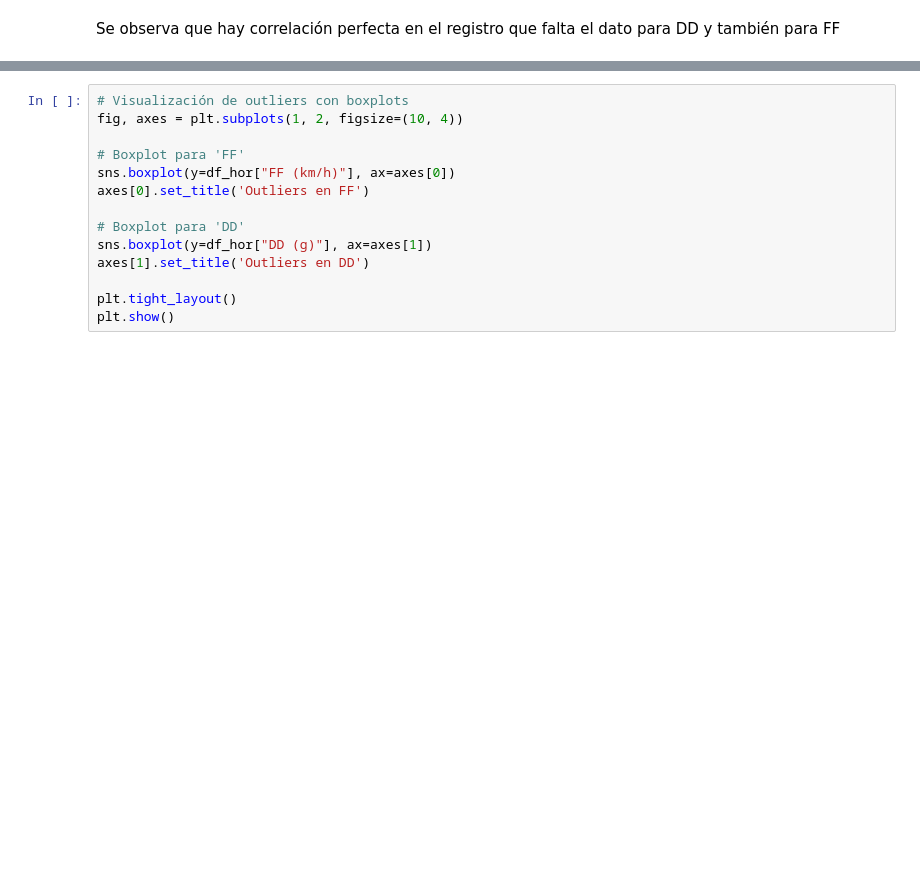
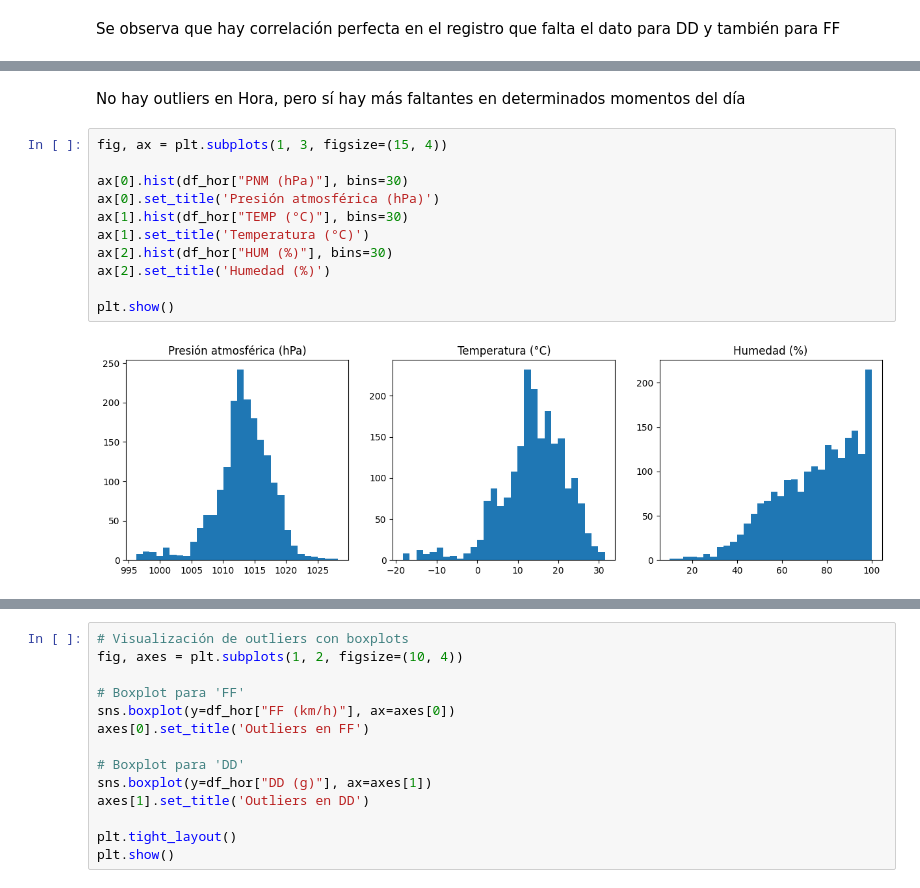
Before and after one commit to danisa-loop/AnalisisDatos_JUL2025_CEIA, a Jupyter notebook: tp1_EDA.ipynb, the cells around one changed output, grey strips where cells are left out. Drawn from its saved outputs; the diff is of its cells as text; blank space fills up the shorter version.

```diff
--- a/tp1_EDA.ipynb
+++ b/tp1_EDA.ipynb
@@ -167,0 +177,15 @@ Se observa que hay correlación perfecta en el registro que falta el dato para D
+# %% [markdown]
+No hay outliers en Hora, pero sí hay más faltantes en determinados momentos del día
+# %%
+fig, ax = plt.subplots(1, 3, figsize=(15, 4))
+
+ax[0].hist(df_hor["PNM (hPa)"], bins=30)
+ax[0].set_title('Presión atmosférica (hPa)')
+ax[1].hist(df_hor["TEMP (°C)"], bins=30)
+ax[1].set_title('Temperatura (°C)')
+ax[2].hist(df_hor["HUM (%)"], bins=30)
+ax[2].set_title('Humedad (%)')
+
+plt.show()
+# %% [output]
+[figure, added]
```
Also changed, not shown: parts of 7 cells of this notebook.
